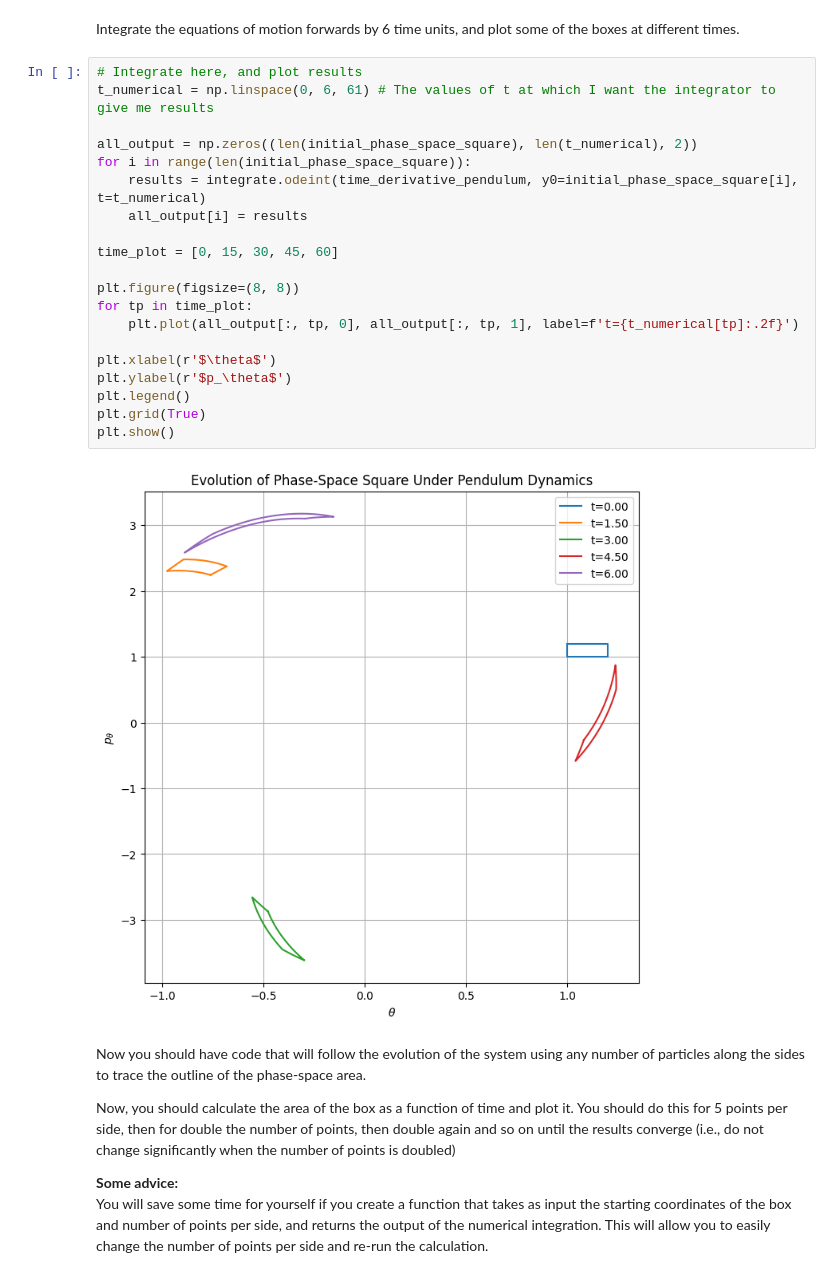
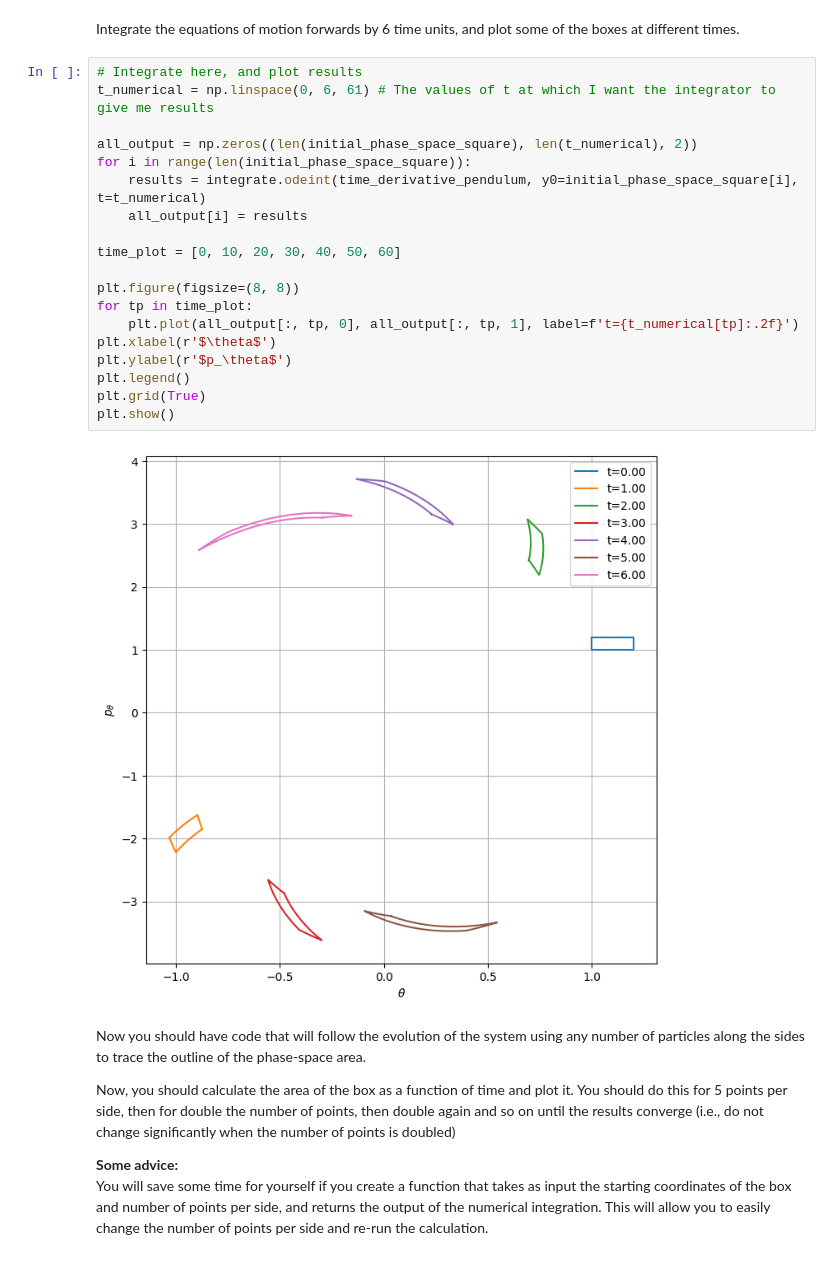
Before and after one commit to fotedarayush/Computational-Fluids-Files, a Jupyter notebook: PA4611 - Coursework2(1).ipynb, the cells around one changed output. Drawn from its saved outputs; the diff is of its cells as text.

```diff
--- a/PA4611 - Coursework2(1).ipynb
+++ b/PA4611 - Coursework2(1).ipynb
@@ -112,25 +112,24 @@ Integrate the equations of motion forwards by 6 time units, and plot some of the
 # %%
 # Integrate here, and plot results
 t_numerical = np.linspace(0, 6, 61) # The values of t at which I want the integrator to give me results
 
 all_output = np.zeros((len(initial_phase_space_square), len(t_numerical), 2))
 for i in range(len(initial_phase_space_square)):
     results = integrate.odeint(time_derivative_pendulum, y0=initial_phase_space_square[i], t=t_numerical)
     all_output[i] = results
 
-time_plot = [0, 15, 30, 45, 60]
+time_plot = [0, 10, 20, 30, 40, 50, 60]
 
 plt.figure(figsize=(8, 8))
 for tp in time_plot:
     plt.plot(all_output[:, tp, 0], all_output[:, tp, 1], label=f't={t_numerical[tp]:.2f}')
-
 plt.xlabel(r'$\theta$')
 plt.ylabel(r'$p_\theta$')
 plt.legend()
 plt.grid(True)
 plt.show()
 # %% [output]
-[figure, old version]
+[figure, new version]
 # %% [markdown]
 Now you should have code that will follow the evolution of the system using any number of particles along the sides to trace the outline of the phase-space area.
 
```
Also changed, not shown: parts of 1 cell of this notebook.
